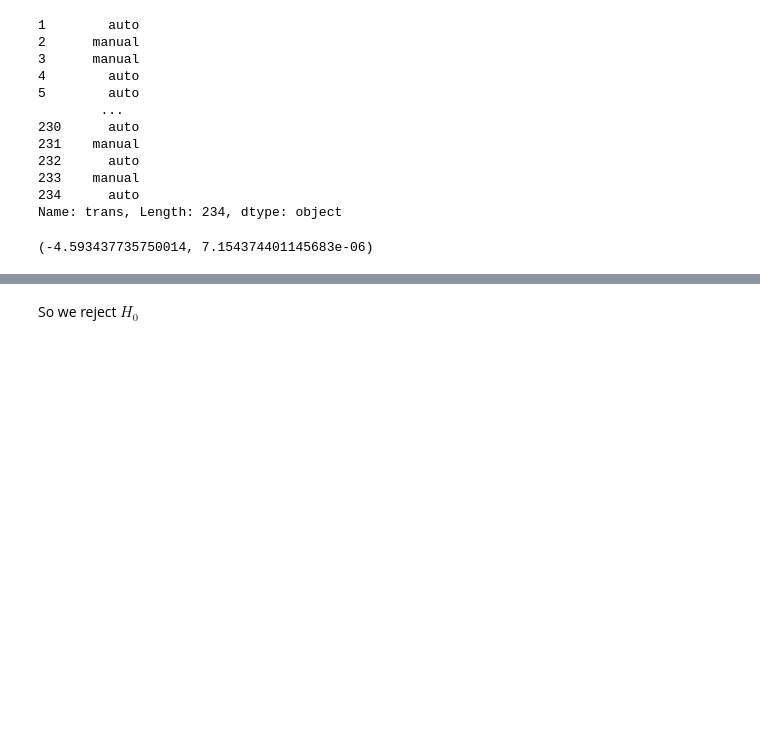
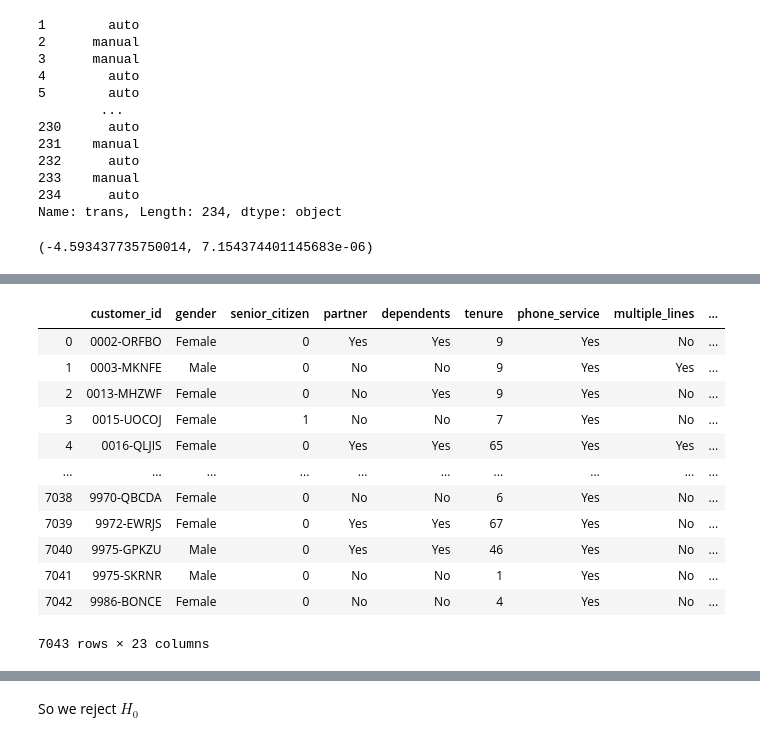
Before and after one commit to RyanMcCall/statistics-exercises, a Jupyter notebook: hypothesis_testing.ipynb, the cells around one changed output, grey strips where cells are left out. Saved outputs shown, nothing was run; the diff lists cells and outputs as text; code cells hidden in the pictures; blank space fills up the shorter version.

```diff
--- a/hypothesis_testing.ipynb
+++ b/hypothesis_testing.ipynb
@@ -242,0 +266,22 @@ False
+# %%
+from env import get_url
+import pandas as pd
+
+url = get_url('telco_churn')
+
+telco = pd.read_sql('SELECT * FROM customers JOIN internet_service_types ON customers.internet_service_type_id = internet_service_types.internet_service_type_id', url)
+telco
+# %% [output]
+|  | customer_id | gender | senior_citizen | partner | dependents | tenure | phone_service | multiple_lines | ... |
+| 0 | 0002-ORFBO | Female | 0 | Yes | Yes | 9 | Yes | No | ... |
+| 1 | 0003-MKNFE | Male | 0 | No | No | 9 | Yes | Yes | ... |
+| 2 | 0013-MHZWF | Female | 0 | No | Yes | 9 | Yes | No | ... |
+| 3 | 0015-UOCOJ | Female | 1 | No | No | 7 | Yes | No | ... |
+| 4 | 0016-QLJIS | Female | 0 | Yes | Yes | 65 | Yes | Yes | ... |
+| ... | ... | ... | ... | ... | ... | ... | ... | ... | ... |
+| 7038 | 9970-QBCDA | Female | 0 | No | No | 6 | Yes | No | ... |
+| 7039 | 9972-EWRJS | Female | 0 | Yes | Yes | 67 | Yes | No | ... |
+| 7040 | 9975-GPKZU | Male | 0 | Yes | Yes | 46 | Yes | No | ... |
+| 7041 | 9975-SKRNR | Male | 0 | No | No | 1 | Yes | No | ... |
+| 7042 | 9986-BONCE | Female | 0 | No | No | 4 | Yes | No | ... |
+7043 rows × 23 columns
```
Also changed, not shown: parts of 32 cells of this notebook.
